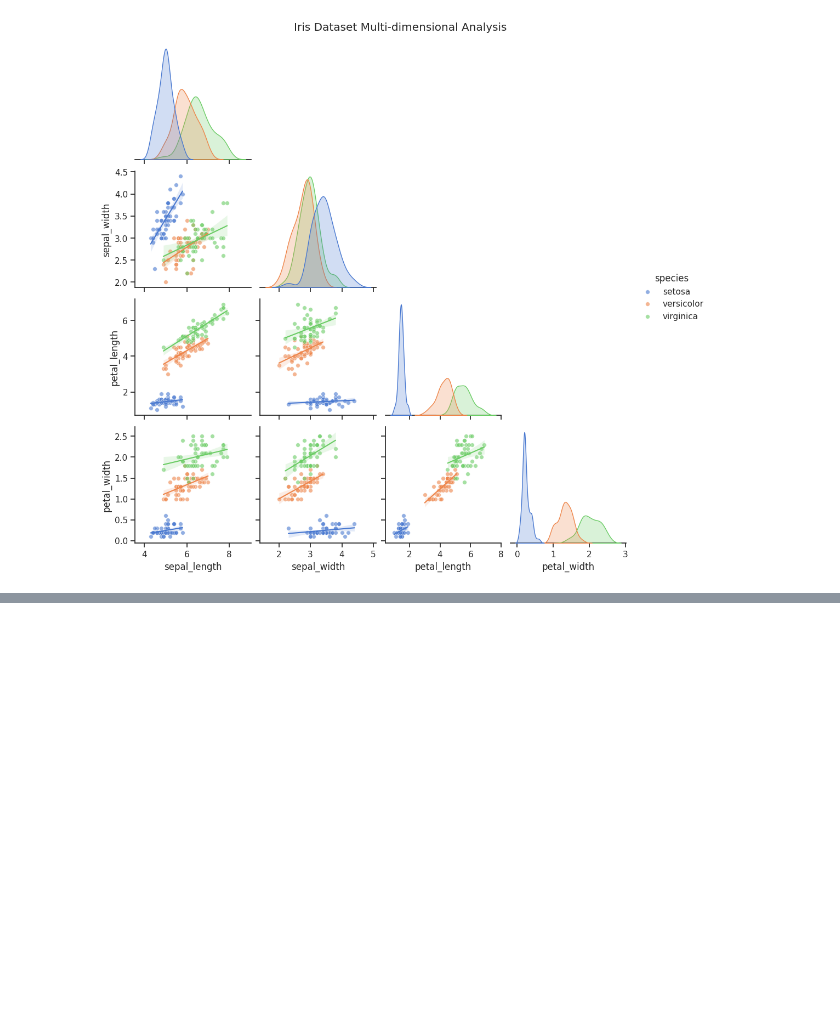
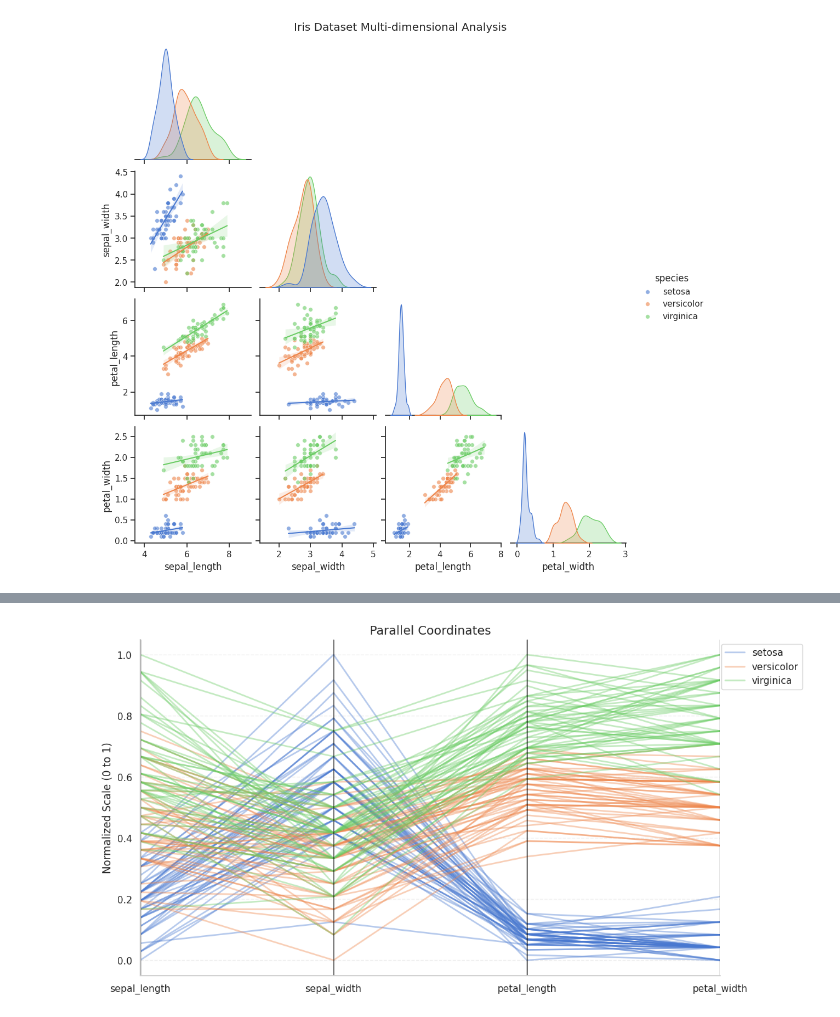
Before and after one commit to BarryS27/Iris-Data-Analysis, a Jupyter notebook: Iris_Flower.ipynb, the cells around one changed output, grey strips where cells are left out. Drawn from its saved outputs; the diff is of its cells as text; code cells hidden in the pictures; blank space fills up the shorter version.

```diff
--- a/Iris_Flower.ipynb
+++ b/Iris_Flower.ipynb
@@ -109,0 +206,28 @@ plt.show()
+# %%
+df_norm = df.copy()
+for feature in features:
+    df_norm[feature] = (df[feature] - df[feature].min()) / (df[feature].max() - df[feature].min())
+
+my_palette = sns.color_palette("muted", n_colors=3)
+
+plt.figure(figsize=(12, 7))
+
+parallel_coordinates(
+    df_norm,
+    'species',
+    color=my_palette,
+    alpha=0.4,
+    linewidth=1.8,
+    axvlines=True
+)
+
+plt.title("Parallel Coordinates", fontsize=14)
+plt.ylabel("Normalized Scale (0 to 1)", fontsize=12)
+plt.legend(loc='upper right', bbox_to_anchor=(1.15, 1))
+plt.grid(axis='y', linestyle='--', alpha=0.3)
+
+sns.despine(left=False, bottom=False)
+
+plt.show()
+# %% [output]
+[figure, added]
```
Also changed, not shown: parts of 7 cells of this notebook.
